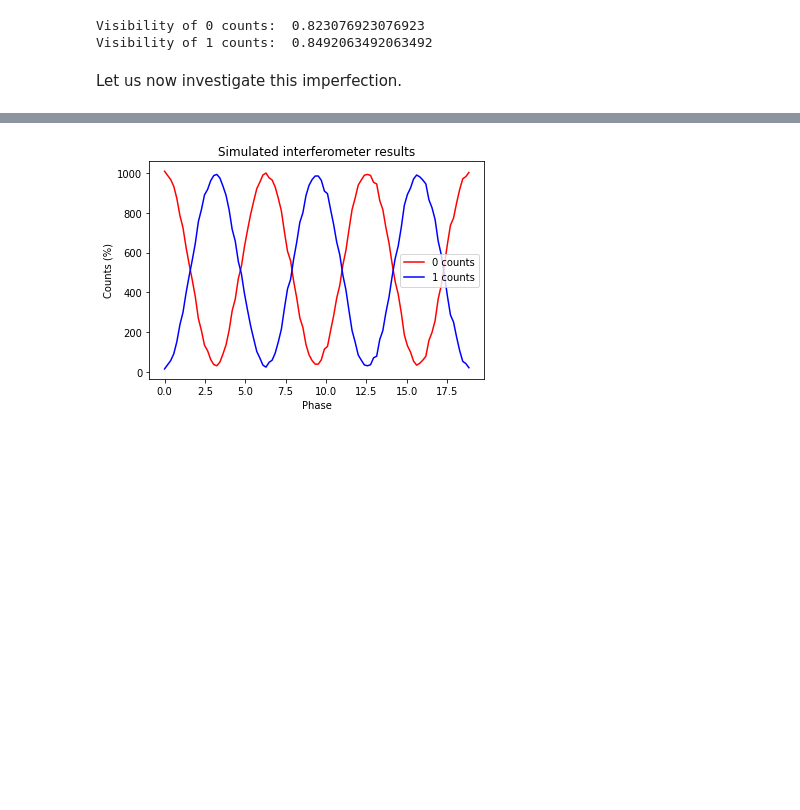
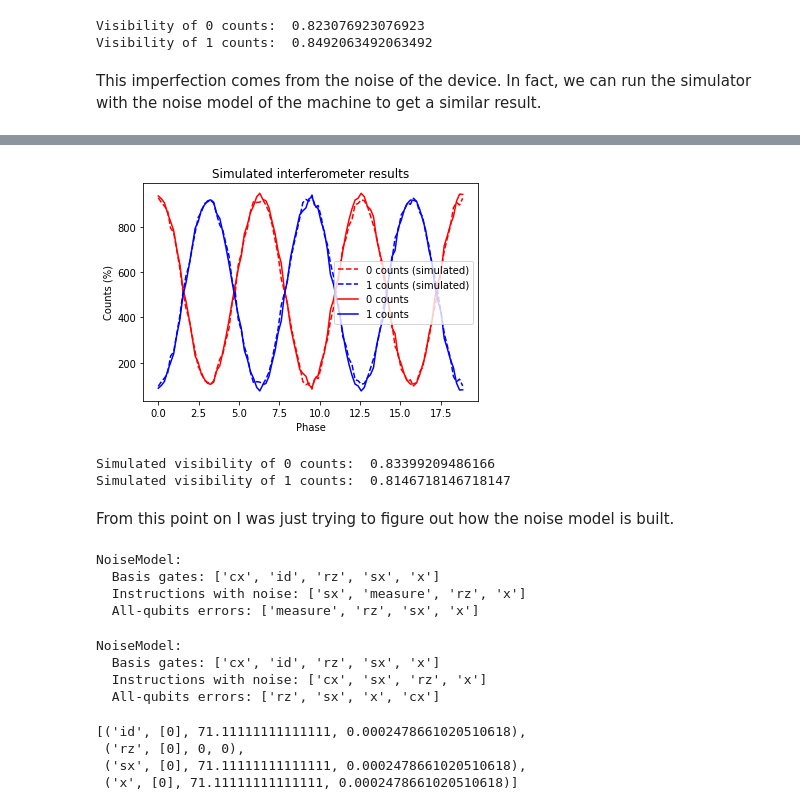
Before and after one commit to PeterSidajaya/PC5228-analysis, a Jupyter notebook: PC5228_analysis.ipynb, the cells around one changed output, grey strips where cells are left out. Saved outputs shown, nothing was run; the diff lists cells and outputs as text; code cells hidden in the pictures; blank space fills up the shorter version.

```diff
--- a/PC5228_analysis.ipynb
+++ b/PC5228_analysis.ipynb
@@ -43,7 +43,7 @@ print('Visibility of 1 counts: ', visibility(counts_1))
 Visibility of 0 counts:  0.823076923076923
 Visibility of 1 counts:  0.8492063492063492
 # %% [markdown]
-Let us now investigate this imperfection.
+This imperfection comes from the noise of the device. In fact, we can run the simulator with the noise model of the machine to get a similar result.
 # %%
 # Importing standard Qiskit libraries
 from qiskit import QuantumCircuit, transpile, Aer, IBMQ, execute
@@ -51,17 +51,22 @@ from qiskit.tools.jupyter import *
 from qiskit.visualization import *
 from qiskit.providers.aer import QasmSimulator
 from qiskit.providers.aer.noise import NoiseModel
+from qiskit.providers.aer.noise.errors import pauli_error, depolarizing_error
 
 # Get the simulator
 simulator = Aer.get_backend('qasm_simulator')
 
 IBMQ.save_account('a4672f03a285b3dc8d9a691a29fb0f2a5bdcc6227d81b073ebec004d7ed7419c7549f68ce21a2cf685575d5f5a2969770a7f0ef4766a6aba0896649d464e2080', overwrite=True)
 provider = IBMQ.load_account()
+
+# This particular result was run on IBMQ Armonk
 backend = provider.get_backend('ibmq_armonk')
 noise_model = NoiseModel.from_backend(backend)
+
 # Variables for later use
 sim_counts_0 = []
 sim_counts_1 = []
+noise_model = get_noise(0.1, 0.2)
 
 for phase in phases:
     # Construct the Mach-Zehnder interferometer
@@ -86,4 +91,18 @@ for phase in phases:
         sim_counts_1.append(counts['1'])
     except KeyError:
         sim_counts_1.append(0)
+
+plt.clf()
+plt.plot(phases, sim_counts_0, 'r--', label='0 counts (simulated)')
+plt.plot(phases, sim_counts_1, 'b--', label='1 counts (simulated)')
+plt.plot(phases, counts_0, 'r', label='0 counts')
+plt.plot(phases, counts_1, 'b', label='1 counts')
+plt.title('Simulated interferometer results')
+plt.xlabel('Phase')
+plt.ylabel('Counts (%)')
+plt.legend(loc='right')
+plt.show()
+
+print('Simulated visibility of 0 counts: ', visibility(sim_counts_0))
+print('Simulated visibility of 1 counts: ', visibility(sim_counts_1))
 # %% [output]
@@ -91,10 +110,42 @@ ibmqfactory.load_account:WARNING:2021-10-04 04:29:04,730: Credentials are alread
+[figure, added]
+Simulated visibility of 0 counts:  0.83399209486166
+Simulated visibility of 1 counts:  0.8146718146718147
-# %%
-plt.plot(phases, sim_counts_0, 'r', label='0 counts')
-plt.plot(phases, sim_counts_1, 'b', label='1 counts')
-plt.title('Simulated interferometer results')
-plt.xlabel('Phase')
-plt.ylabel('Counts (%)')
-plt.legend(loc='best')
-plt.show()
-# %% [output]
-[figure, removed]
+# %% [markdown]
+From this point on I was just trying to figure out how the noise model is built.
+# %%
+print(noise_model)
+# %% [output]
+NoiseModel:
+  Basis gates: ['cx', 'id', 'rz', 'sx', 'x']
+  Instructions with noise: ['sx', 'measure', 'rz', 'x']
+  All-qubits errors: ['measure', 'rz', 'sx', 'x']
+# %%
+import qiskit.providers.aer.noise as noise
+
+# Error probabilities
+prob_1 = 0.001  # 1-qubit gate
+prob_2 = 0.01   # 2-qubit gate
+
+# Depolarizing quantum errors
+error_1 = noise.depolarizing_error(prob_1, 1)
+error_2 = noise.depolarizing_error(prob_2, 2)
+
+# Add errors to noise model
+noise_model = noise.NoiseModel()
+noise_model.add_all_qubit_quantum_error(error_1, ['rz', 'sx', 'x'])
+noise_model.add_all_qubit_quantum_error(error_2, ['cx'])
+print(noise_model)
+# %% [output]
+NoiseModel:
+  Basis gates: ['cx', 'id', 'rz', 'sx', 'x']
+  Instructions with noise: ['cx', 'sx', 'rz', 'x']
+  All-qubits errors: ['rz', 'sx', 'x', 'cx']
+# %%
+from qiskit.providers.aer.noise.device import *
+
+gate_param_values(backend.properties())
+# %% [output]
+[('id', [0], 71.11111111111111, 0.0002478661020510618),
+ ('rz', [0], 0, 0),
+ ('sx', [0], 71.11111111111111, 0.0002478661020510618),
+ ('x', [0], 71.11111111111111, 0.0002478661020510618)]
```
Also changed, not shown: parts of 1 cell of this notebook.
